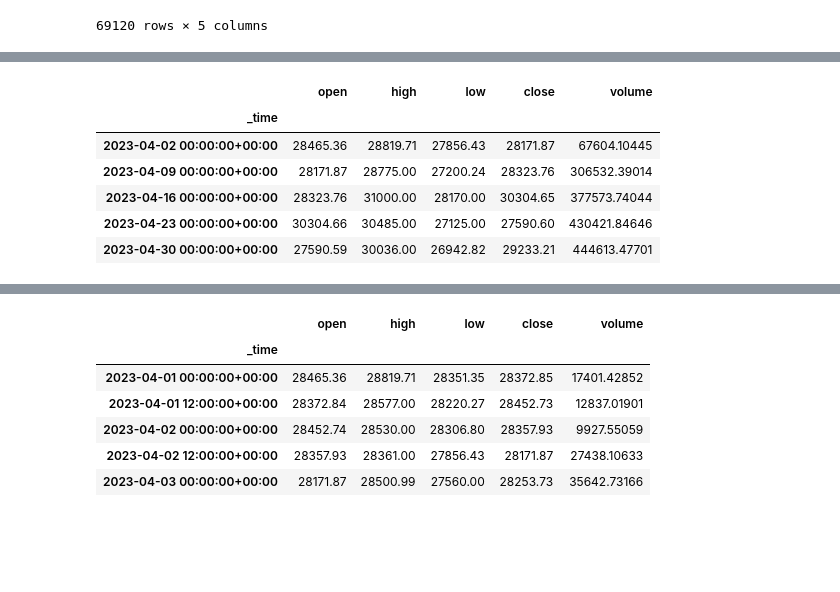
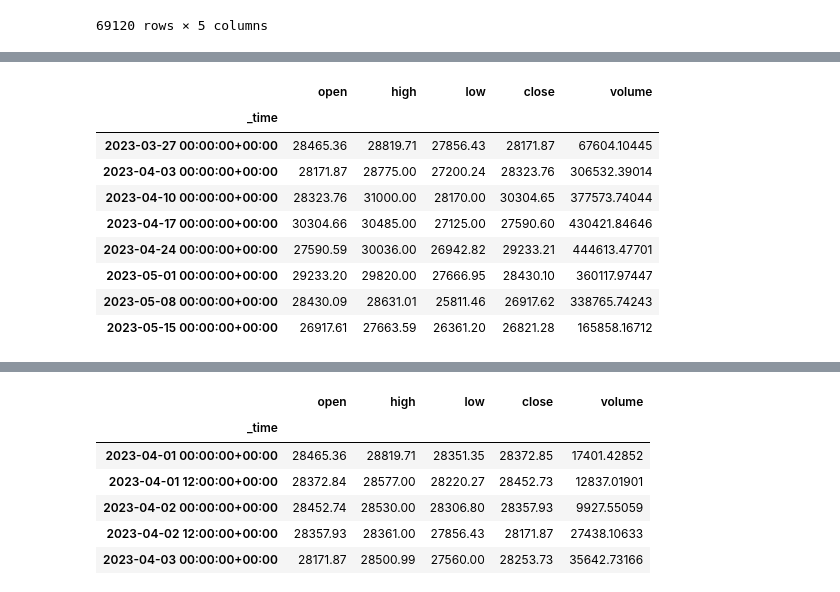
Before and after one commit to JobAbramov/exchange-data-collector, a Jupyter notebook: test.ipynb, the cells around one changed output, grey strips where cells are left out. Saved outputs shown, nothing was run; the diff lists cells and outputs as text; code cells hidden in the pictures; blank space fills up the shorter version.

Commit message:
fixed resample date range

```diff
--- a/test.ipynb
+++ b/test.ipynb
@@ -42,13 +42,16 @@ Influx.resample(data=test_data, interval='1M')
 # %%
-Influx.resample(data=test_data, interval='1w')
+Influx.resample(data=test_data, interval='1W')
 # %% [output]
 |  | open | high | low | close | volume |
 | _time |  |  |  |  |  |
-| 2023-04-02 00:00:00+00:00 | 28465.36 | 28819.71 | 27856.43 | 28171.87 | 67604.10445 |
-| 2023-04-09 00:00:00+00:00 | 28171.87 | 28775.00 | 27200.24 | 28323.76 | 306532.39014 |
-| 2023-04-16 00:00:00+00:00 | 28323.76 | 31000.00 | 28170.00 | 30304.65 | 377573.74044 |
-| 2023-04-23 00:00:00+00:00 | 30304.66 | 30485.00 | 27125.00 | 27590.60 | 430421.84646 |
-| 2023-04-30 00:00:00+00:00 | 27590.59 | 30036.00 | 26942.82 | 29233.21 | 444613.47701 |
+| 2023-03-27 00:00:00+00:00 | 28465.36 | 28819.71 | 27856.43 | 28171.87 | 67604.10445 |
+| 2023-04-03 00:00:00+00:00 | 28171.87 | 28775.00 | 27200.24 | 28323.76 | 306532.39014 |
+| 2023-04-10 00:00:00+00:00 | 28323.76 | 31000.00 | 28170.00 | 30304.65 | 377573.74044 |
+| 2023-04-17 00:00:00+00:00 | 30304.66 | 30485.00 | 27125.00 | 27590.60 | 430421.84646 |
+| 2023-04-24 00:00:00+00:00 | 27590.59 | 30036.00 | 26942.82 | 29233.21 | 444613.47701 |
+| 2023-05-01 00:00:00+00:00 | 29233.20 | 29820.00 | 27666.95 | 28430.10 | 360117.97447 |
+| 2023-05-08 00:00:00+00:00 | 28430.09 | 28631.01 | 25811.46 | 26917.62 | 338765.74243 |
+| 2023-05-15 00:00:00+00:00 | 26917.61 | 27663.59 | 26361.20 | 26821.28 | 165858.16712 |
 # %%
 Influx.resample(data=test_data, interval='1d')
 # %% [output]
```
Also changed, not shown: parts of 2 cells of this notebook, 1 other file.
